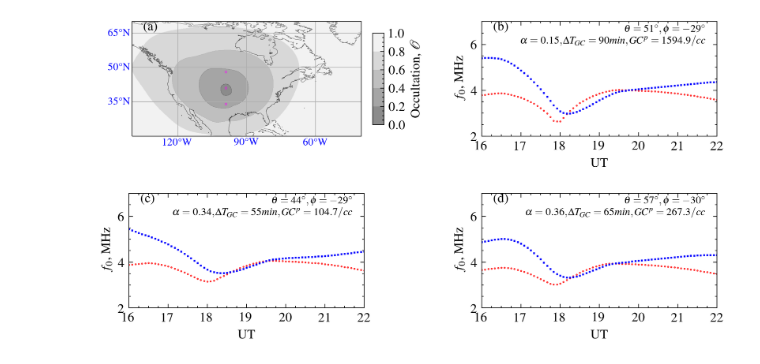
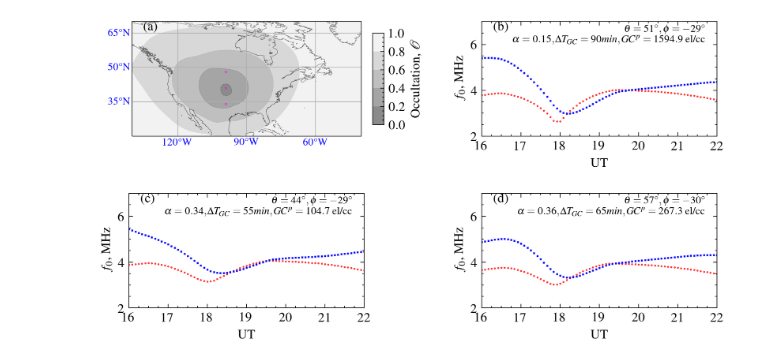
Before and after one commit to shibaji7/SolarEclipse, a Jupyter notebook: Solar Eclipse | WACCM-X | GRL | Latitude Var.ipynb, the cells around one changed output. Saved outputs shown, nothing was run; the diff lists cells and outputs as text; code cells hidden in the pictures.

Commit message:
Updated Plots

```diff
--- a/Solar Eclipse | WACCM-X | GRL | Latitude Var.ipynb
+++ b/Solar Eclipse | WACCM-X | GRL | Latitude Var.ipynb
@@ -205,7 +205,7 @@ ax.set_ylabel(
 a = of[np.argmin(np.abs(lat-center)), np.argmin(np.abs(lon-lonx))]
 olat, olon, _ = aacgmv2.get_aacgm_coord(center, lonx, 300, dt.datetime(2017,8,21,18))
 ax.text(0.95, 0.98, r"$\theta=%d^{\circ},\phi=%d^{\circ}$"%(olat,olon)+\
-        "\n"+r"$\alpha=%.2f,\Delta T_{GC}=%d min, GC^p=%.1f /cc$"%(a,f_dif0_dur,f_dif0_max),
+        "\n"+r"$\alpha=%.2f,\Delta T_{GC}=%d min, GC^p=%.1f$"%(a,f_dif0_dur,f_dif0_max)+" el/cc",
         transform=ax.transAxes, ha="right", va="top", fontdict={"size":8})
 ax.plot(ttime0, f0_150/1e6, "ro", ms=0.4, ls="None")
 ax.plot(ttime0, f0_240/1e6, "bs", ms=0.4, ls="None")
@@ -222,33 +222,33 @@ ax.set_ylabel(
 )
 ax.plot(ttime1, f1_150/1e6, "ro", ms=0.4, ls="None")
 ax.plot(ttime1, f1_240/1e6, "bs", ms=0.4, ls="None")
 ax.set_ylim(2,7)
 a = of[np.argmin(np.abs(lat-lat_low)), np.argmin(np.abs(lon-lonx))]
 ax.set_xlim(dt.datetime(2017,8,21,16),dt.datetime(2017,8,21,22))
 olat, olon, _ = aacgmv2.get_aacgm_coord(lat_low, lonx, 300, dt.datetime(2017,8,21,18))
 ax.text(0.95, 0.98,
         r"$\theta=%d^{\circ},\phi=%d^{\circ}$"%(olat,olon)+\
-        "\n"+r"$\alpha=%.2f,\Delta T_{GC}=%d min, GC^p=%.1f /cc$"%(a,f_dif1_dur,f_dif1_max),
+        "\n"+r"$\alpha=%.2f,\Delta T_{GC}=%d min, GC^p=%.1f$"%(a,f_dif1_dur,f_dif1_max)+" el/cc",
         transform=ax.transAxes, ha="right", va="top", fontdict={"size":8})
 
 ax = fig.add_subplot(224)
 fig.subplots_adjust(wspace=0.5)
 ax.text(0.05, 0.95, "(d)", transform=ax.transAxes, ha="left", va="center")
 ax.xaxis.set_major_formatter(mdates.DateFormatter(r"%H"))
 ax.set_xlabel("UT")
 ax.set_ylabel(
     r"$f_0$, MHz"
 )
 a = of[np.argmin(np.abs(lat-lat_up)), np.argmin(np.abs(lon-lonx))]
 ax.plot(ttime2, f2_150/1e6, "ro", ms=0.4, ls="None")
 ax.plot(ttime2, f2_240/1e6, "bs", ms=0.4, ls="None")
 ax.set_ylim(2,7)
 ax.set_xlim(dt.datetime(2017,8,21,16),dt.datetime(2017,8,21,22))
 olat, olon, _ = aacgmv2.get_aacgm_coord(lat_up, lonx, 300, dt.datetime(2017,8,21,18))
 ax.text(0.95, 0.98, r"$\theta=%d^{\circ},\phi=%d^{\circ}$"%(olat,olon)+\
-        "\n"+r"$\alpha=%.2f,\Delta T_{GC}=%d min, GC^p=%.1f /cc$"%(a,f_dif2_dur,f_dif2_max),
+        "\n"+r"$\alpha=%.2f,\Delta T_{GC}=%d min, GC^p=%.1f$"%(a,f_dif2_dur,f_dif2_max)+" el/cc",
         transform=ax.transAxes, ha="right", va="top", fontdict={"size":8})
 
 fig.subplots_adjust(wspace=0.5, hspace=0.5)
 # %% [output]
-[figure, old version]
+[figure, new version]
```
Also changed, not shown: parts of 6 cells of this notebook, 3 other files.
